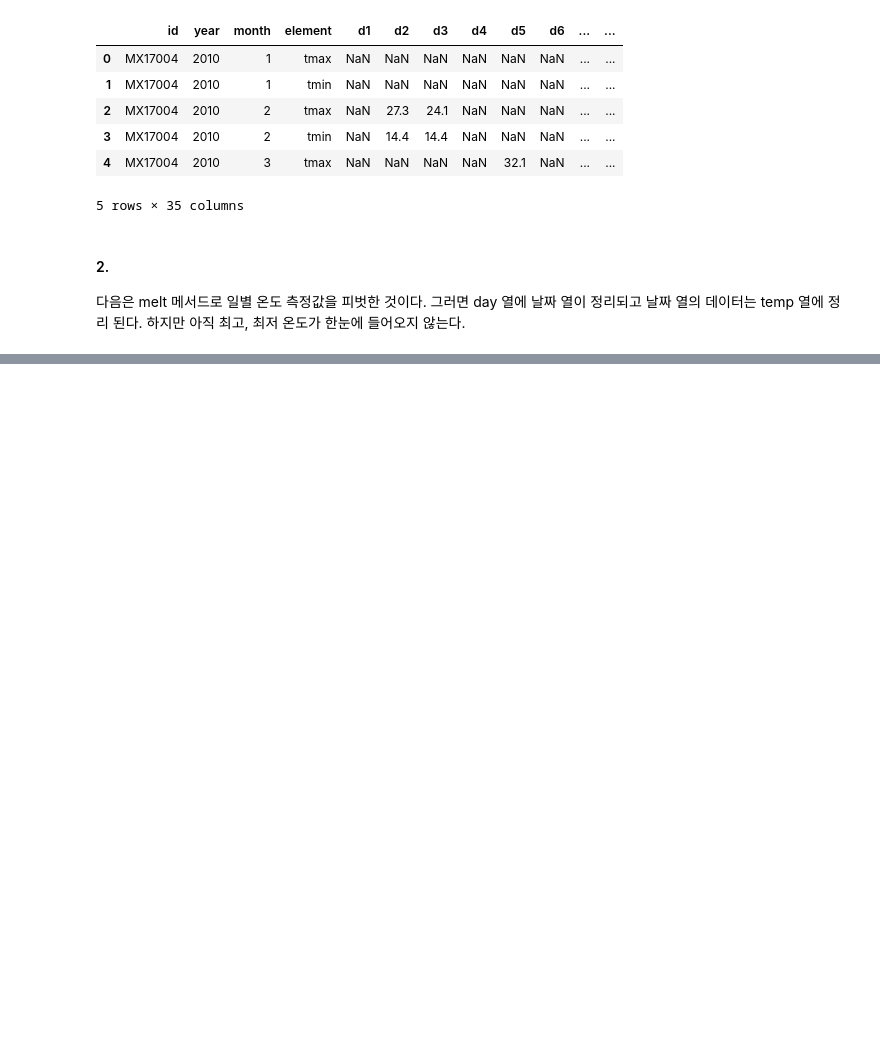
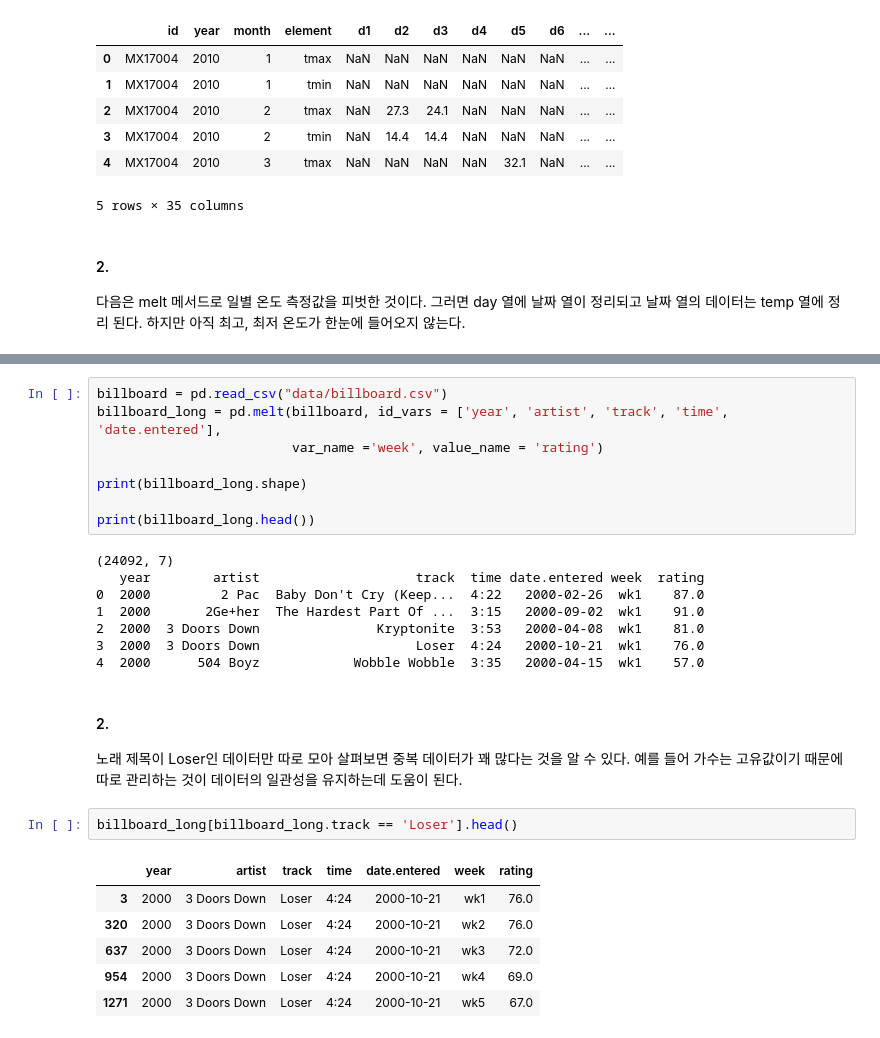
Before and after one commit to Unfinishedgod/doit_pandas_study, a Jupyter notebook: Chapter 7.ipynb, the cells around one changed output, grey strips where cells are left out. Cells and saved outputs as stored; diff of their text form; blank space fills up the shorter version.

```diff
--- a/Chapter 7.ipynb
+++ b/Chapter 7.ipynb
@@ -308,0 +364,28 @@ print(weater_melt.head())
+# %%
+billboard = pd.read_csv("data/billboard.csv")
+billboard_long = pd.melt(billboard, id_vars = ['year', 'artist', 'track', 'time', 'date.entered'],
+                         var_name ='week', value_name = 'rating')
+
+print(billboard_long.shape)
+
+print(billboard_long.head())
+# %% [output]
+(24092, 7)
+   year        artist                    track  time date.entered week  rating
+0  2000         2 Pac  Baby Don't Cry (Keep...  4:22   2000-02-26  wk1    87.0
+1  2000       2Ge+her  The Hardest Part Of ...  3:15   2000-09-02  wk1    91.0
+2  2000  3 Doors Down               Kryptonite  3:53   2000-04-08  wk1    81.0
+3  2000  3 Doors Down                    Loser  4:24   2000-10-21  wk1    76.0
+4  2000      504 Boyz            Wobble Wobble  3:35   2000-04-15  wk1    57.0
+# %% [markdown]
+#### 2.
+노래 제목이 Loser인 데이터만 따로 모아 살펴보면 중복 데이터가 꽤 많다는 것을 알 수 있다. 예를 들어 가수는 고유값이기 때문에 따로 관리하는 것이 데이터의 일관성을 유지하는데 도움이 된다.
+# %%
+billboard_long[billboard_long.track == 'Loser'].head()
+# %% [output]
+|  | year | artist | track | time | date.entered | week | rating |
+| 3 | 2000 | 3 Doors Down | Loser | 4:24 | 2000-10-21 | wk1 | 76.0 |
+| 320 | 2000 | 3 Doors Down | Loser | 4:24 | 2000-10-21 | wk2 | 76.0 |
+| 637 | 2000 | 3 Doors Down | Loser | 4:24 | 2000-10-21 | wk3 | 72.0 |
+| 954 | 2000 | 3 Doors Down | Loser | 4:24 | 2000-10-21 | wk4 | 69.0 |
+| 1271 | 2000 | 3 Doors Down | Loser | 4:24 | 2000-10-21 | wk5 | 67.0 |
```
Also changed, not shown: parts of 29 cells of this notebook.
